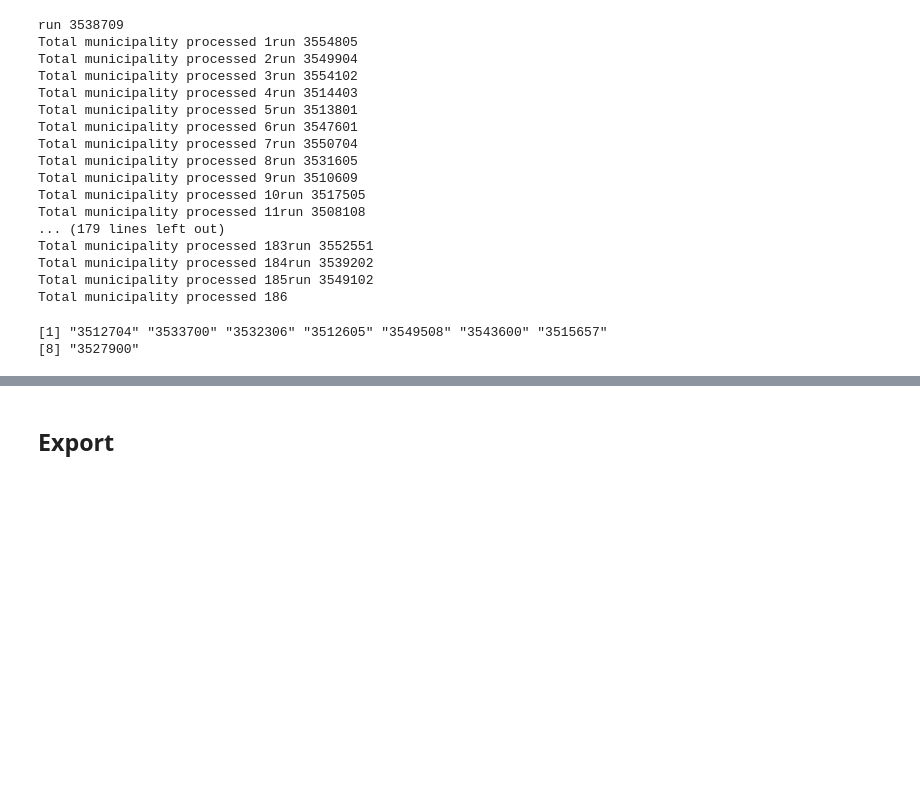
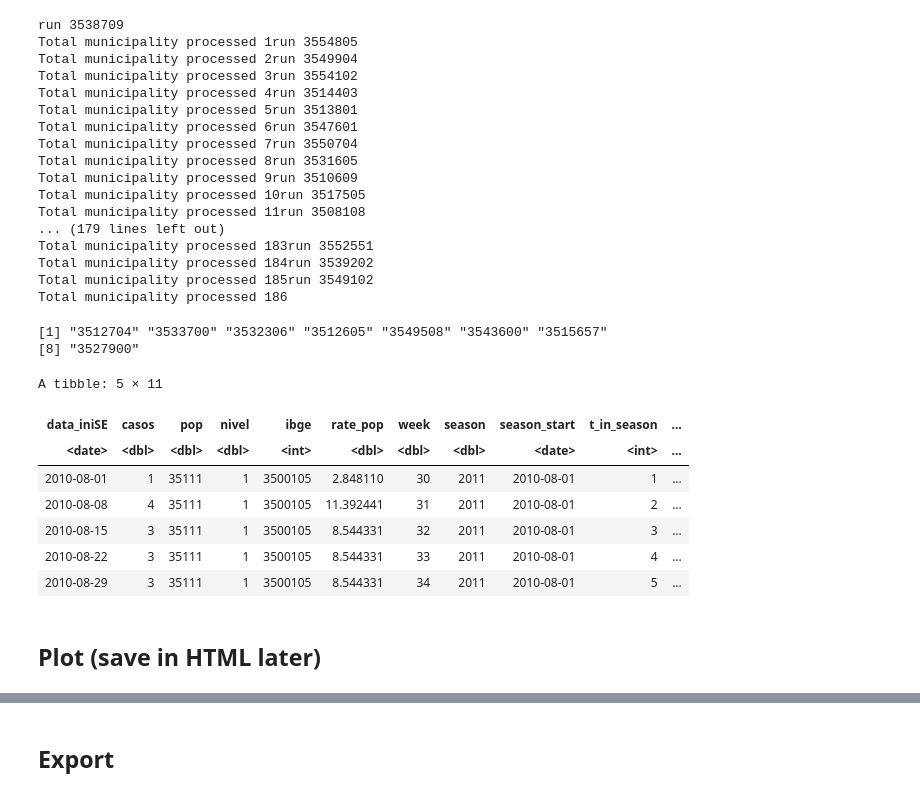
Before and after one commit to SahputraS/Outbreak-Simulation-and-Detection-Testing, a Jupyter notebook: Endemic_Label_SP.ipynb, the cells around one changed output, grey strips where cells are left out. Cells and saved outputs as stored; diff of their text form; code cells hidden in the pictures; blank space fills up the shorter version.

```diff
--- a/Endemic_Label_SP.ipynb
+++ b/Endemic_Label_SP.ipynb
@@ -579,4 +501,17 @@ mem_all <- lal %>%
   discard(is.null) %>%
   bind_rows() %>%
   arrange(ibge, data_iniSE)
+# %%
+head(mem_all, 5)
+# %% [output]
+A tibble: 5 × 11
+| data_iniSE | casos | pop | nivel | ibge | rate_pop | week | season | season_start | t_in_season | ... |
+| <date> | <dbl> | <dbl> | <dbl> | <int> | <dbl> | <dbl> | <dbl> | <date> | <int> | ... |
+| 2010-08-01 | 1 | 35111 | 1 | 3500105 | 2.848110 | 30 | 2011 | 2010-08-01 | 1 | ... |
+| 2010-08-08 | 4 | 35111 | 1 | 3500105 | 11.392441 | 31 | 2011 | 2010-08-01 | 2 | ... |
+| 2010-08-15 | 3 | 35111 | 1 | 3500105 | 8.544331 | 32 | 2011 | 2010-08-01 | 3 | ... |
+| 2010-08-22 | 3 | 35111 | 1 | 3500105 | 8.544331 | 33 | 2011 | 2010-08-01 | 4 | ... |
+| 2010-08-29 | 3 | 35111 | 1 | 3500105 | 8.544331 | 34 | 2011 | 2010-08-01 | 5 | ... |
+# %% [markdown]
+## Plot (save in HTML later)
 # %%
```
Also changed, not shown: parts of 26 cells of this notebook.
